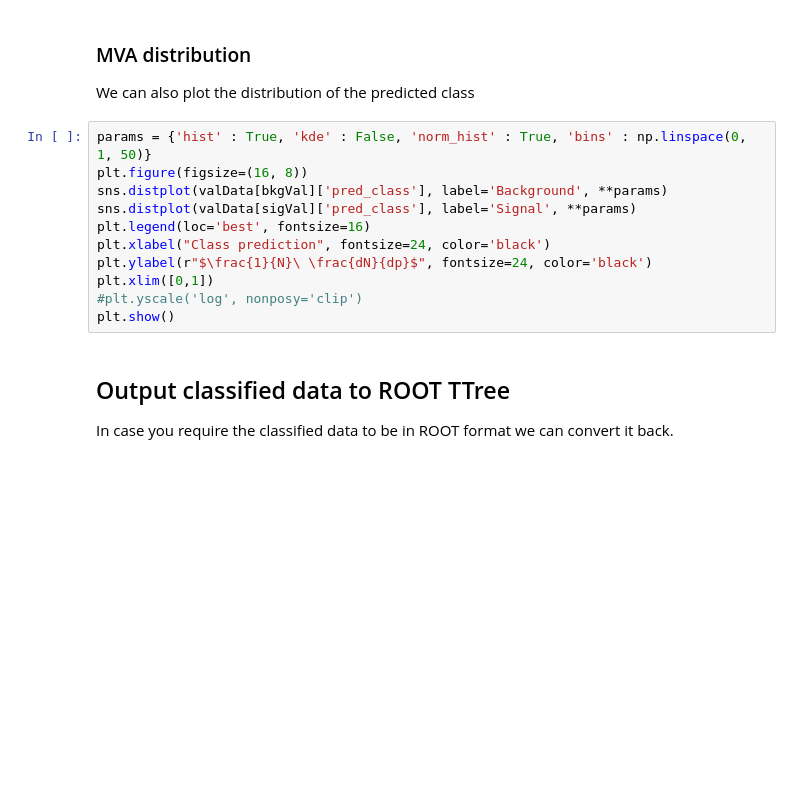
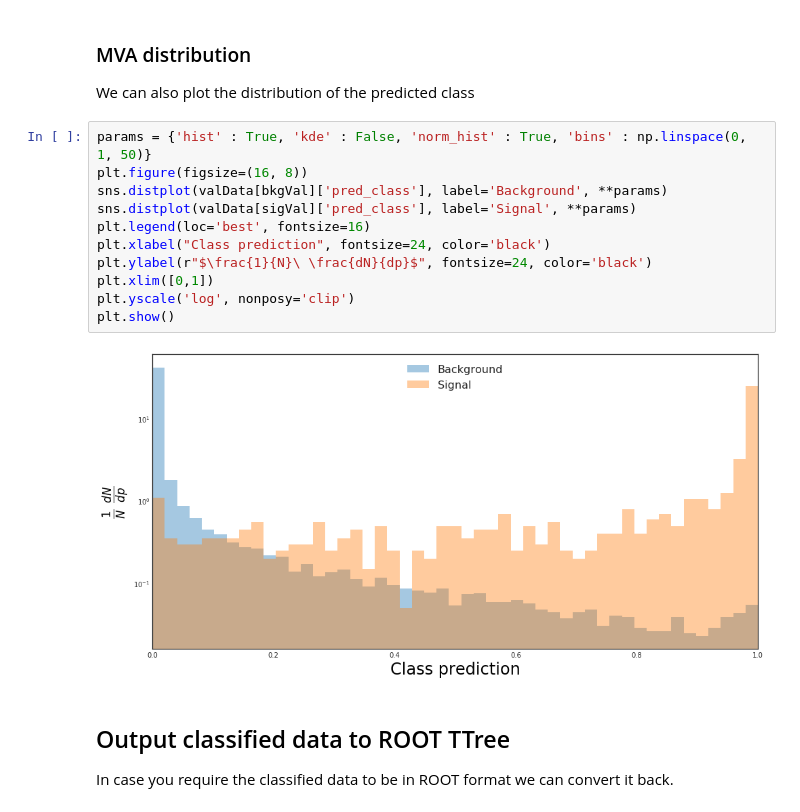
Before and after one commit to SrGonao/estagio, a Jupyter notebook: ML/classifiers/nn/0_NN_Ensemble_Classifier.ipynb, the cells around one changed output. Saved outputs shown, nothing was run; the diff lists cells and outputs as text; blank space fills up the shorter version.

```diff
--- a/ML/classifiers/nn/0_NN_Ensemble_Classifier.ipynb
+++ b/ML/classifiers/nn/0_NN_Ensemble_Classifier.ipynb
@@ -610,14 +654,16 @@ We can also plot the distribution of the predicted class
 # %%
 params = {'hist' : True, 'kde' : False, 'norm_hist' : True, 'bins' : np.linspace(0, 1, 50)}
 plt.figure(figsize=(16, 8))
 sns.distplot(valData[bkgVal]['pred_class'], label='Background', **params)
 sns.distplot(valData[sigVal]['pred_class'], label='Signal', **params)
 plt.legend(loc='best', fontsize=16)
 plt.xlabel("Class prediction", fontsize=24, color='black')
 plt.ylabel(r"$\frac{1}{N}\ \frac{dN}{dp}$", fontsize=24, color='black')
 plt.xlim([0,1])
-#plt.yscale('log', nonposy='clip')
+plt.yscale('log', nonposy='clip')
 plt.show()
+# %% [output]
+[figure, added]
 # %% [markdown]
 ## Output classified data to ROOT TTree
 In case you require the classified data to be in ROOT format we can convert it back.
```
Also changed, not shown: parts of 11 cells of this notebook, 25 other files.
